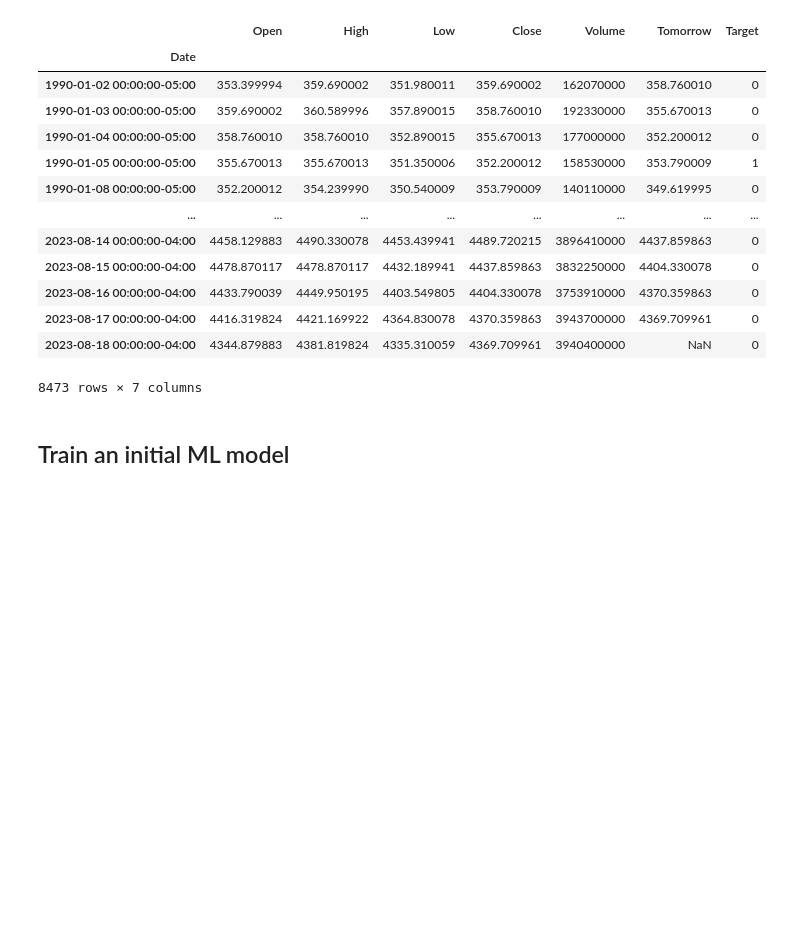
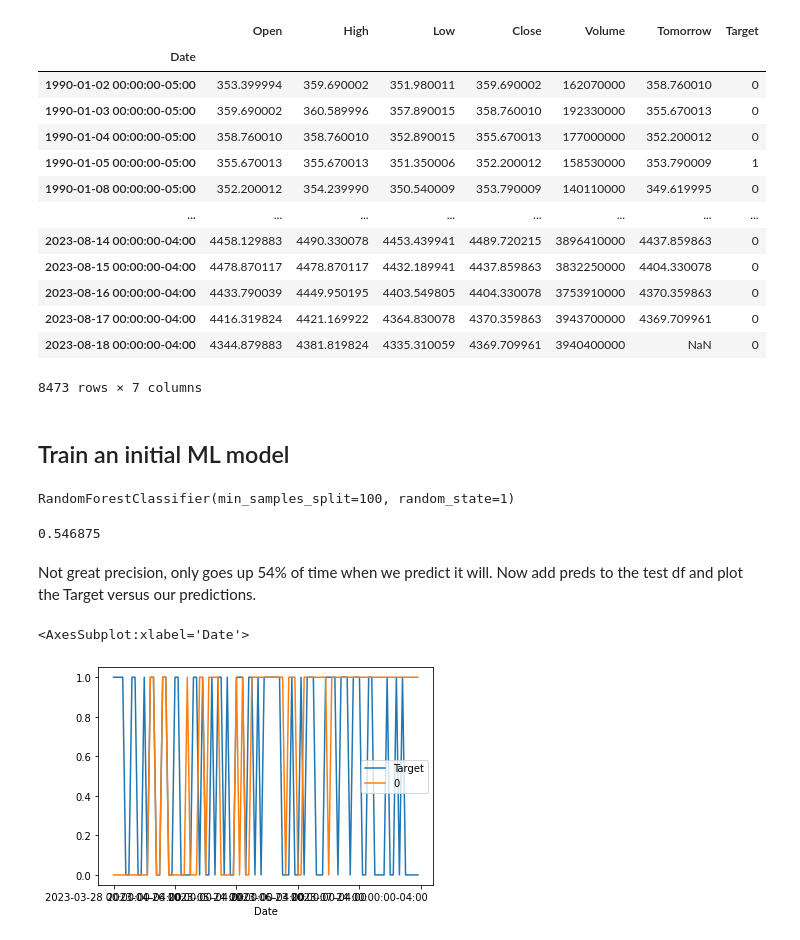
Before and after one commit to elizabethdaly/my-ml-projects, a Jupyter notebook: stock-market-predict/stock-market-predict.ipynb, the cells around one changed output. Saved outputs shown, nothing was run; the diff lists cells and outputs as text; code cells hidden in the pictures; blank space fills up the shorter version.

```diff
--- a/stock-market-predict/stock-market-predict.ipynb
+++ b/stock-market-predict/stock-market-predict.ipynb
@@ -135,3 +137,38 @@ sp500
 8473 rows × 7 columns
 # %% [markdown]
 ## Train an initial ML model
+# %%
+from sklearn.ensemble import RandomForestClassifier
+
+model = RandomForestClassifier(n_estimators=100, min_samples_split=100, random_state=1)
+
+train = sp500.iloc[:-100]  # all except last 100 rows
+test = sp500.iloc[-100:]  # last 100 rows
+
+predictors = ["Close", "Volume", "Open", "High", "Low"]
+
+model.fit(train[predictors], train["Target"])
+# %% [output]
+RandomForestClassifier(min_samples_split=100, random_state=1)
+# %%
+# What % of time when we said market would go up, did it actually go up?
+from sklearn.metrics import precision_score
+
+preds = model.predict(test[predictors]) # a NumPy array
+# %%
+# Want it as a Pandas Series
+import pandas as pd
+
+preds = pd.Series(preds, index=test.index)  # index same as test df
+# %%
+precision_score(test["Target"], preds)
+# %% [output]
+0.546875
+# %% [markdown]
+Not great precision, only goes up 54% of time when we predict it will. Now add preds to the test df and plot the Target versus our predictions.
+# %%
+combined = pd.concat([test["Target"], preds], axis=1)  # combine as columns
+combined.plot()
+# %% [output]
+<AxesSubplot:xlabel='Date'>
+[figure, added]
```
Also changed, not shown: parts of 7 cells of this notebook.
